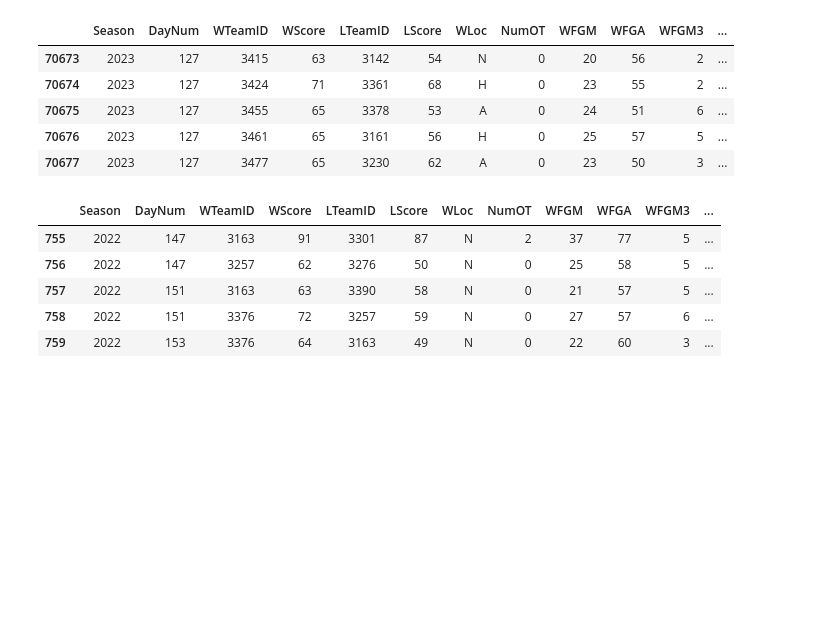
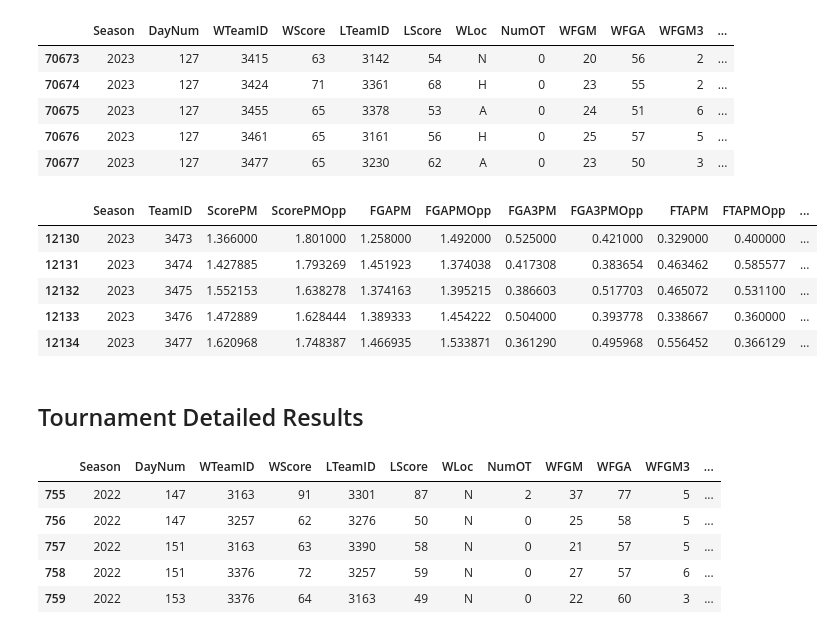
Before and after one commit to sethchart/kaggle-march-machine-learning-mania, a Jupyter notebook: kernels/warmup/notebook.ipynb, the cells around one changed output. Cells and saved outputs as stored; diff of their text form; code cells hidden in the pictures; blank space fills up the shorter version.

```diff
--- a/kernels/warmup/notebook.ipynb
+++ b/kernels/warmup/notebook.ipynb
@@ -27,6 +206,18 @@ RegularSeasonDetailedResults.tail()
 | 70675 | 2023 | 127 | 3455 | 65 | 3378 | 53 | A | 0 | 24 | 51 | 6 | ... |
 | 70676 | 2023 | 127 | 3461 | 65 | 3161 | 56 | H | 0 | 25 | 57 | 5 | ... |
 | 70677 | 2023 | 127 | 3477 | 65 | 3230 | 62 | A | 0 | 23 | 50 | 3 | ... |
+# %%
+season_features = process_detailed_results(RegularSeasonDetailedResults)
+season_features.tail()
+# %% [output]
+|  | Season | TeamID | ScorePM | ScorePMOpp | FGAPM | FGAPMOpp | FGA3PM | FGA3PMOpp | FTAPM | FTAPMOpp | ... |
+| 12130 | 2023 | 3473 | 1.366000 | 1.801000 | 1.258000 | 1.492000 | 0.525000 | 0.421000 | 0.329000 | 0.400000 | ... |
+| 12131 | 2023 | 3474 | 1.427885 | 1.793269 | 1.451923 | 1.374038 | 0.417308 | 0.383654 | 0.463462 | 0.585577 | ... |
+| 12132 | 2023 | 3475 | 1.552153 | 1.638278 | 1.374163 | 1.395215 | 0.386603 | 0.517703 | 0.465072 | 0.531100 | ... |
+| 12133 | 2023 | 3476 | 1.472889 | 1.628444 | 1.389333 | 1.454222 | 0.504000 | 0.393778 | 0.338667 | 0.360000 | ... |
+| 12134 | 2023 | 3477 | 1.620968 | 1.748387 | 1.466935 | 1.533871 | 0.361290 | 0.495968 | 0.556452 | 0.366129 | ... |
+# %% [markdown]
+## Tournament Detailed Results
 # %%
 NCAATourneyDetailedResults = load_raw_data("NCAATourneyDetailedResults")
 NCAATourneyDetailedResults.tail()
```
Also changed, not shown: parts of 24 cells of this notebook.
